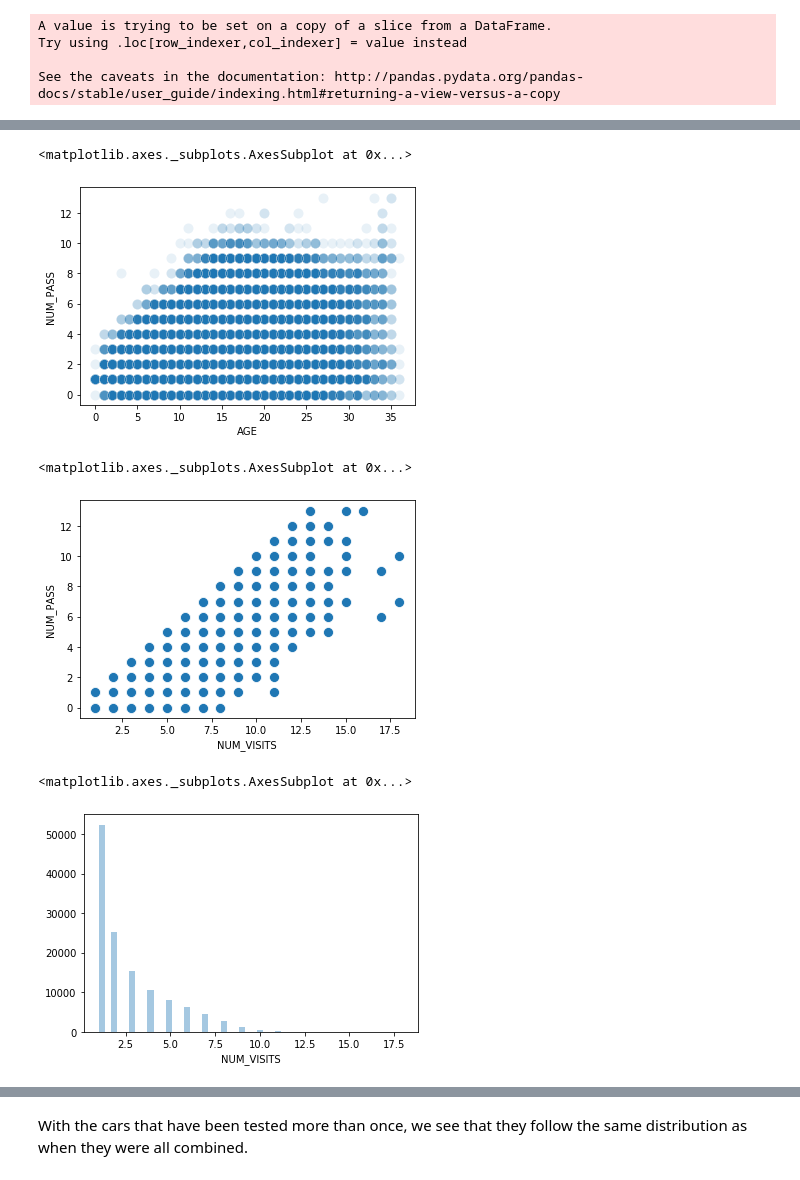
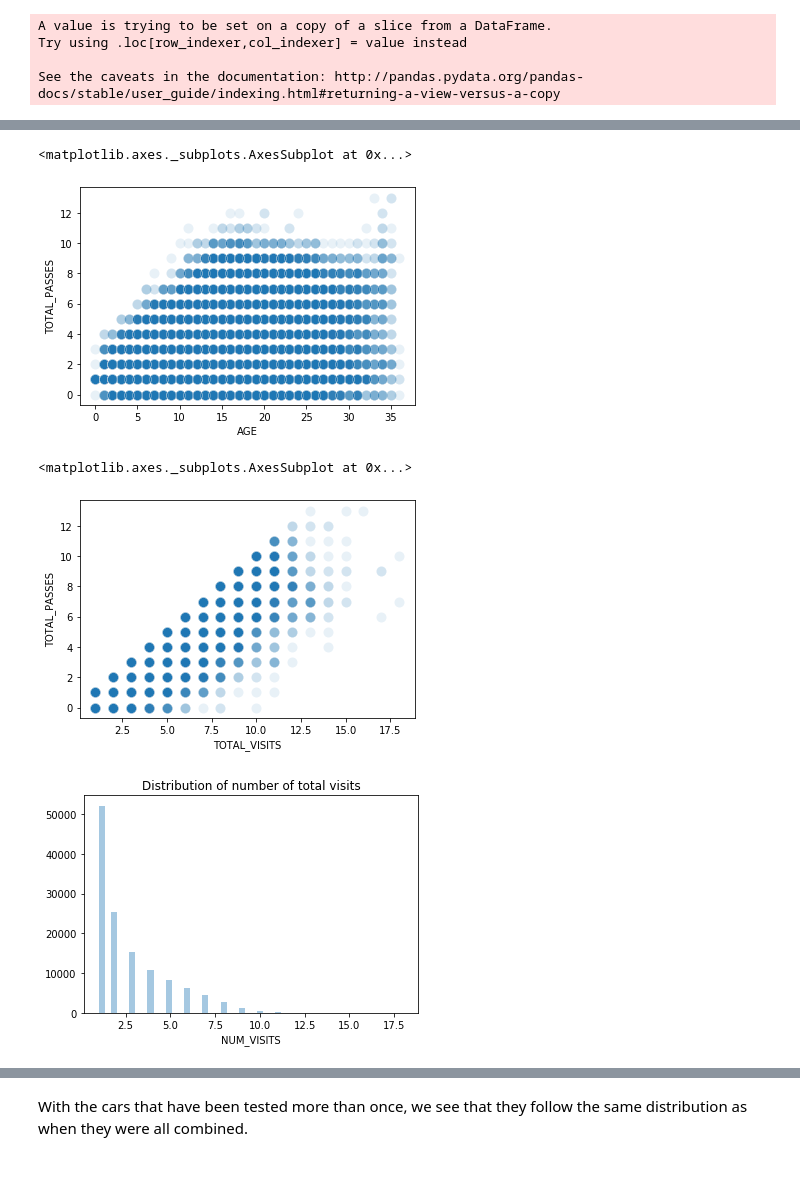
Before and after one commit to izzbizz/ds-lab, a Jupyter notebook: exploration/01_eda_minimal_model/multiple_tests_per_car_eda.ipynb, the cells around one changed output, grey strips where cells are left out. Cells and saved outputs as stored; diff of their text form; code cells hidden in the pictures.

Commit message:
added more exploration to multiple_test_per_car file.

```diff
--- a/exploration/01_eda_minimal_model/multiple_tests_per_car_eda.ipynb
+++ b/exploration/01_eda_minimal_model/multiple_tests_per_car_eda.ipynb
@@ -157,5 +254,0 @@ len(df2)
-# %%
-# will keep 1 copy from the duplicates that are there. It keeps the last one that it finds.
-# would be more informative to first sort the dataframe by VIN & NUM_VISITS, and have it
-# keep the last entry for each car.
-df2 = df2.sort_values(by=['VIN', 'NUM_VISITS'])
@@ -162,3 +259,6 @@ df2 = df2.sort_values(by=['VIN', 'NUM_VISITS'])
+# %%
+#df2 = df2.sort_values(by=['VIN', 'TOTAL_VISITS'])
+df2 = df2.sort_values(by=['VIN', 'TEST_EDATE'])
 # %%
 df3=df2.drop_duplicates('VIN', keep='last')
 # %%
@@ -173,8 +273,11 @@ df3.head()
 # %%
 # add proportion pass
-df3['PROP_PASS'] = df3['NUM_PASS']/df3['NUM_VISITS']
+df3['TOTAL_PROP_PASS'] = df3['TOTAL_PASSES']/df3['TOTAL_VISITS']
 # %% [output]
 A value is trying to be set on a copy of a slice from a DataFrame.
 Try using .loc[row_indexer,col_indexer] = value instead
 
 See the caveats in the documentation: http://pandas.pydata.org/pandas-docs/stable/user_guide/indexing.html#returning-a-view-versus-a-copy
+# %%
+# add proportion failed
+df3['TOTAL_PROP_FAIL'] = 1-df3['TOTAL_PROP_PASS']
@@ -186,16 +294,17 @@ sns.scatterplot(x='AGE', y='NUM_VISITS', s=100, alpha=.1, data=df3)
 # %%
-sns.scatterplot(x='AGE', y='NUM_PASS', s=100, alpha=.1, data=df3)
+sns.scatterplot(x='AGE', y='TOTAL_PASSES', s=100, alpha=.1, data=df3)
 # %% [output]
 <matplotlib.axes._subplots.AxesSubplot at 0x...>
-[figure, old version]
+[figure, new version]
 # %%
-sns.scatterplot(x='NUM_VISITS', y='NUM_PASS', s=100, data=df3)
+sns.scatterplot(x='TOTAL_VISITS', y='TOTAL_PASSES', s=100, alpha=.1, data=df3)
 # %% [output]
 <matplotlib.axes._subplots.AxesSubplot at 0x...>
-[figure, old version]
+[figure, new version]
 # %%
 sns.distplot(df3['NUM_VISITS'], kde=False)
+plt.title('Distribution of number of total visits')
+plt.show()
 # %% [output]
-<matplotlib.axes._subplots.AxesSubplot at 0x...>
-[figure, old version]
+[figure, new version]
 # %%
```
Also changed, not shown: parts of 100 cells of this notebook.
